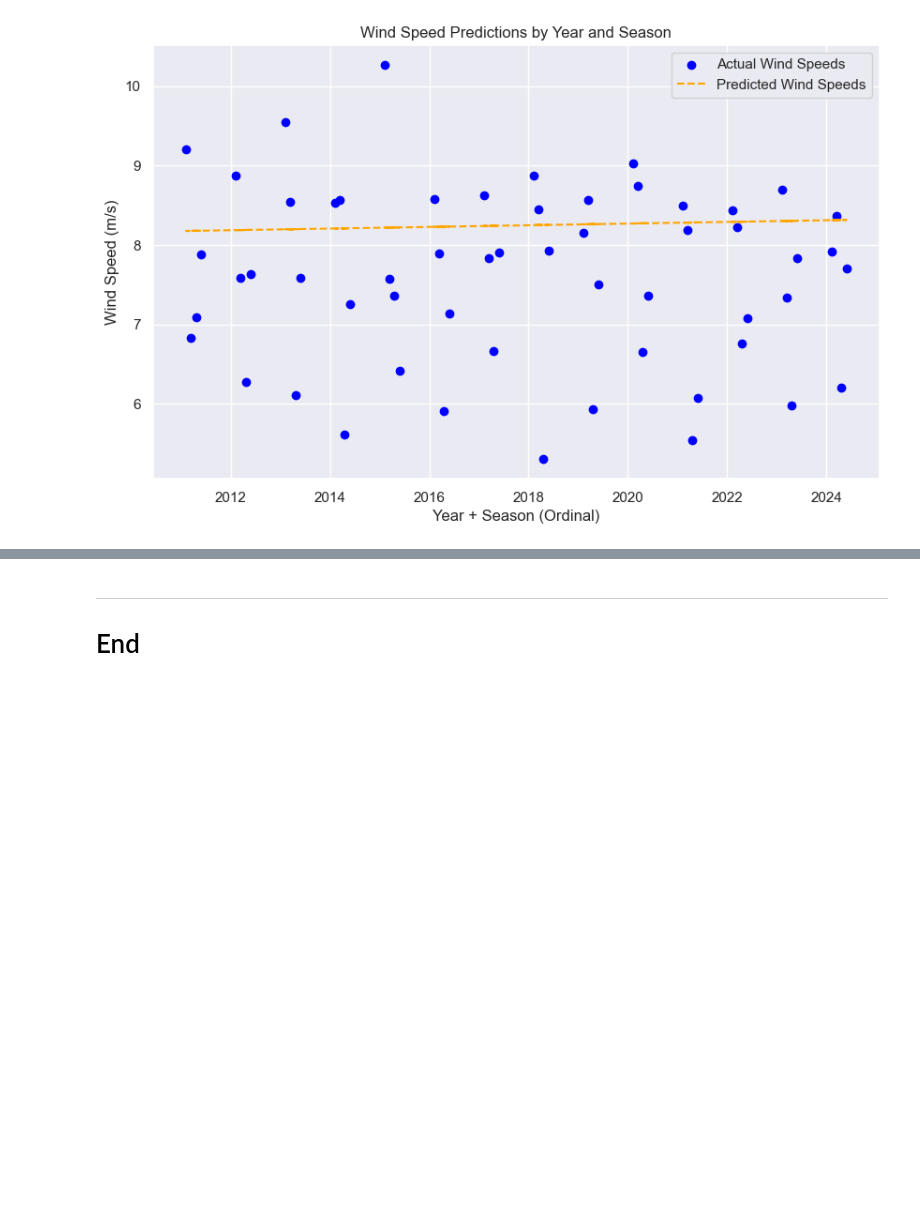
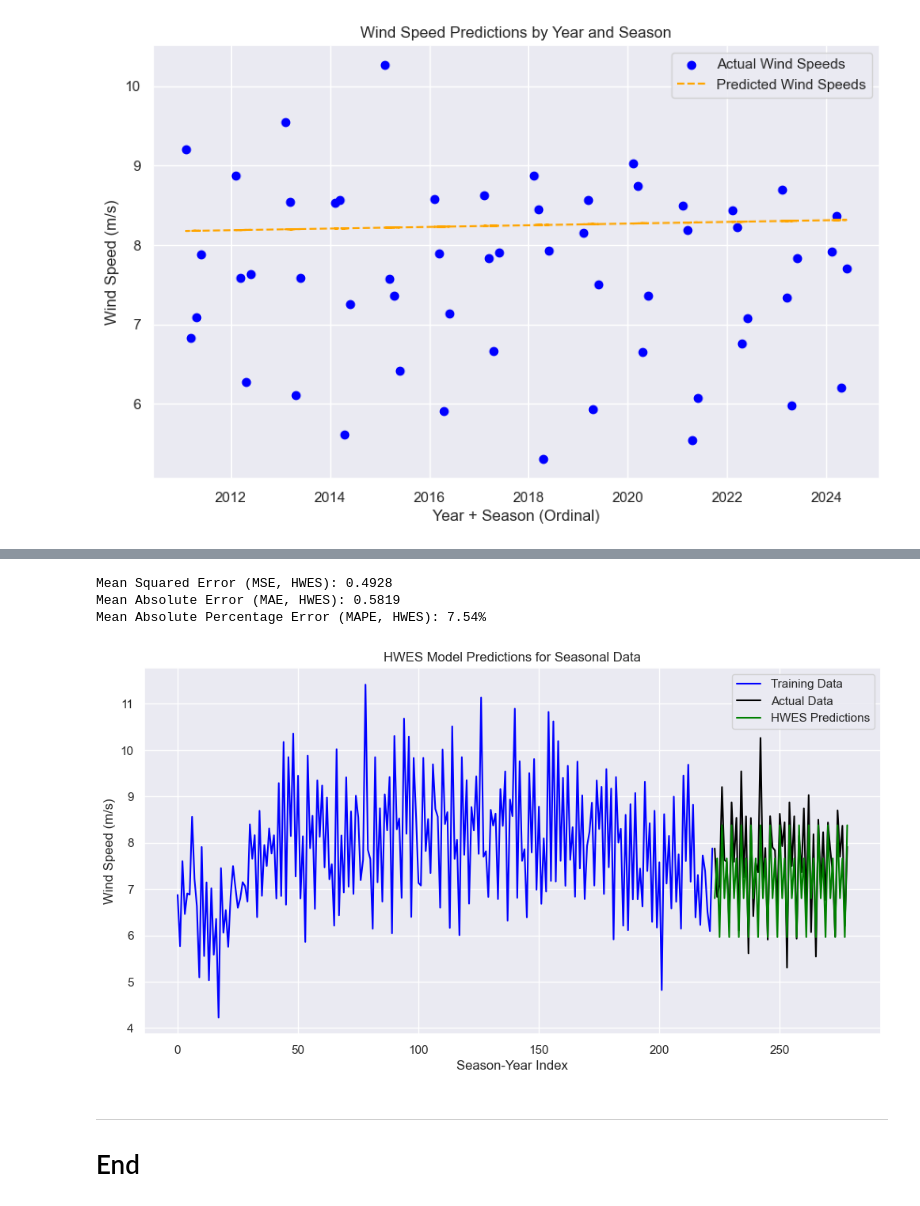
Before and after one commit to YuliiaKharchenko/PFDA, a Jupyter notebook: project/Wind_analisys.ipynb, the cells around one changed output, grey strips where cells are left out. Saved outputs shown, nothing was run; the diff lists cells and outputs as text; code cells hidden in the pictures; blank space fills up the shorter version.

```diff
--- a/project/Wind_analisys.ipynb
+++ b/project/Wind_analisys.ipynb
@@ -802,3 +881,36 @@ Mean Absolute Percentage Error (MAPE): 6.99%
+# %%
+HWESmodel = ExponentialSmoothing(
+    y_train,
+    seasonal='mul',
+    seasonal_periods=4
+)
+HWESmodel_fit = HWESmodel.fit()
+
+y_pred_hw = HWESmodel_fit.forecast(len(y_test))
+
+mse_hw = mean_squared_error(y_test, y_pred_hw)
+mae_hw = mean_absolute_error(y_test, y_pred_hw)
+y_test_corrected = y_test.replace(0, 0.01)
+mape_hw = mean_absolute_percentage_error(y_test_corrected, y_pred_hw)
+
+print(f"Mean Squared Error (MSE, HWES): {mse_hw:.4f}")
+print(f"Mean Absolute Error (MAE, HWES): {mae_hw:.4f}")
+print(f"Mean Absolute Percentage Error (MAPE, HWES): {mape_hw * 100:.2f}%")
+
+plt.figure(figsize=(12, 6))
+plt.plot(y_train.index, y_train, color='blue', label='Training Data')
+plt.plot(y_test.index, y_test, color='black', label='Actual Data')
+plt.plot(y_test.index, y_pred_hw, color='green', label='HWES Predictions')
+plt.xlabel('Season-Year Index')
+plt.ylabel('Wind Speed (m/s)')
+plt.title('HWES Model Predictions for Seasonal Data')
+plt.legend()
+plt.grid(True)
+# %% [output]
+Mean Squared Error (MSE, HWES): 0.4928
+Mean Absolute Error (MAE, HWES): 0.5819
+Mean Absolute Percentage Error (MAPE, HWES): 7.54%
+[figure, added]
 # %% [markdown]
 ***
 
```
Also changed, not shown: parts of 7 cells of this notebook.
